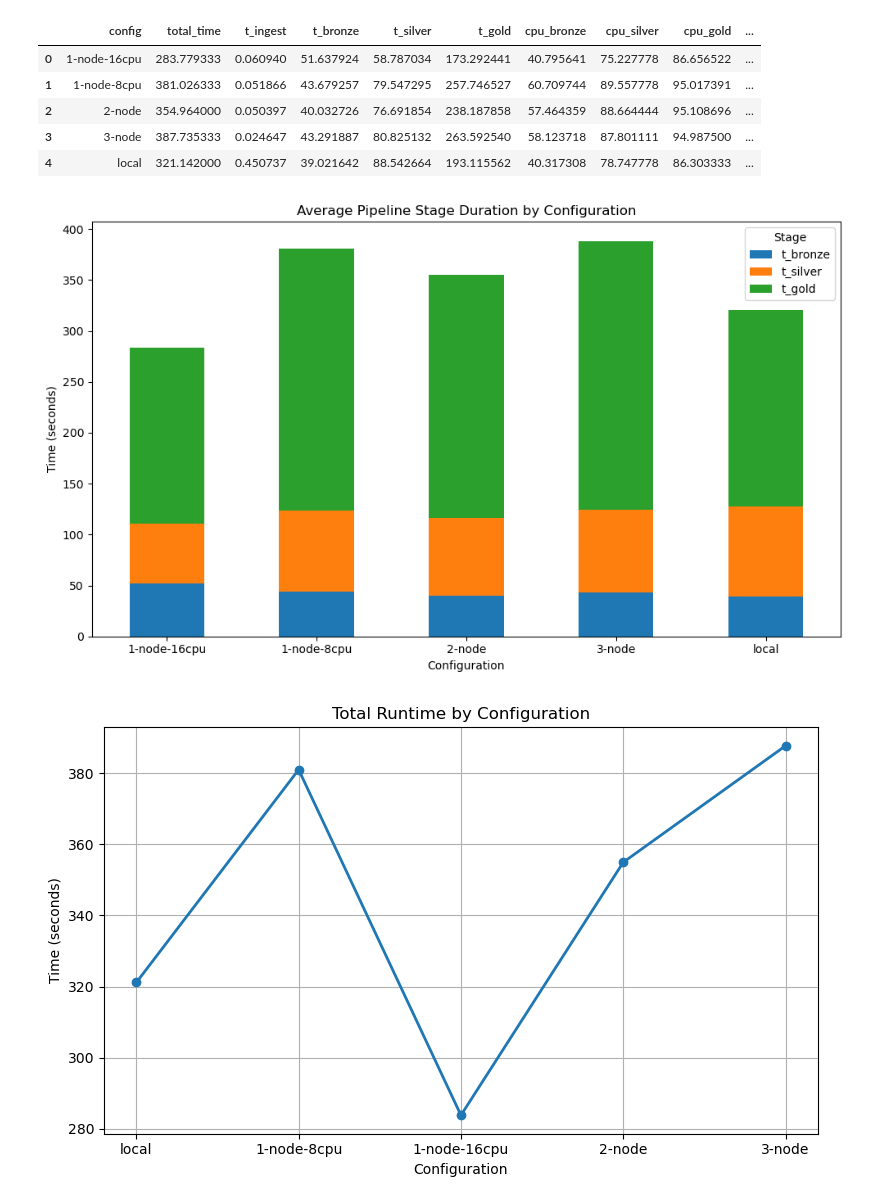
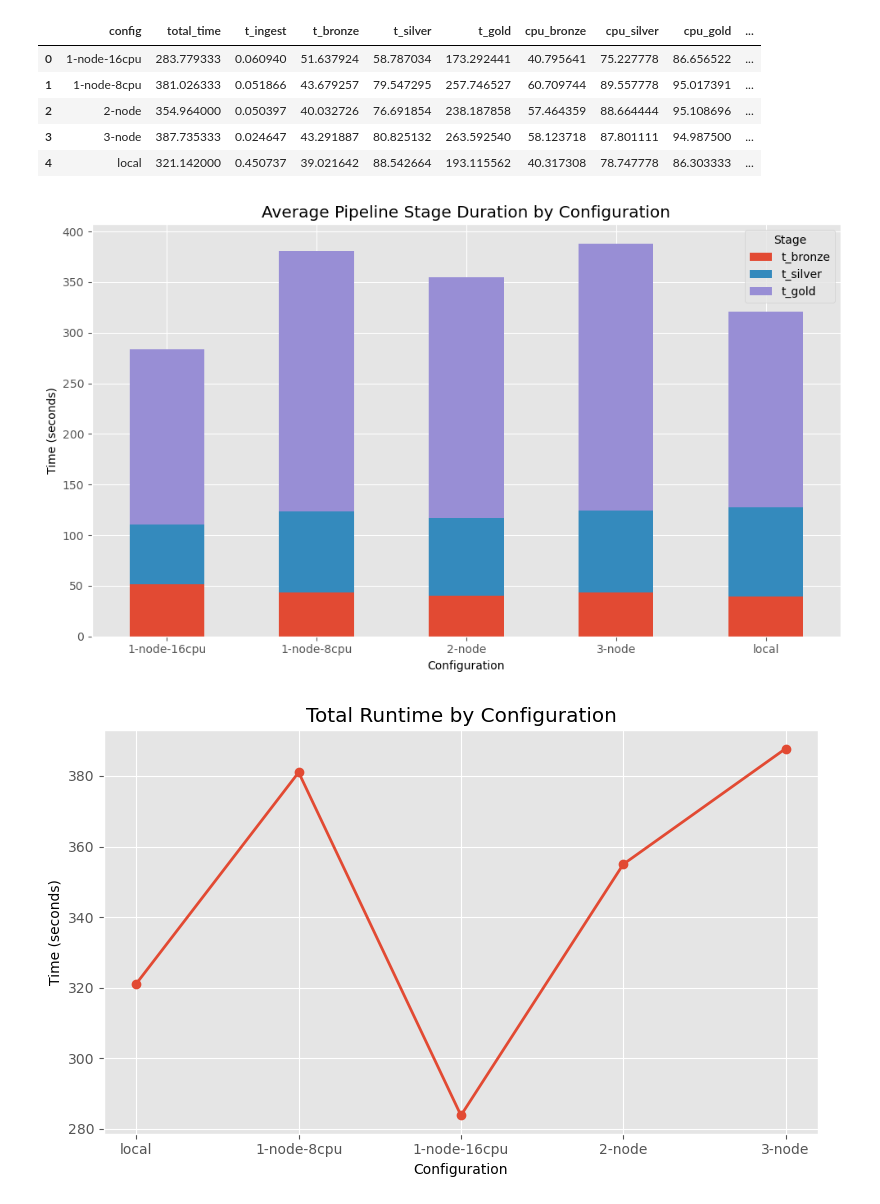
Before and after one commit to evie-mahsem-new/JetStream2_Benchmarking, a Jupyter notebook: results/visuals_pipeline.ipynb, the cells around one changed output. Saved outputs shown, nothing was run; the diff lists cells and outputs as text; code cells hidden in the pictures.

```diff
--- a/results/visuals_pipeline.ipynb
+++ b/results/visuals_pipeline.ipynb
@@ -46,22 +40,23 @@ df_avg
 | 4 | local | 321.142000 | 0.450737 | 39.021642 | 88.542664 | 193.115562 | 40.317308 | 78.747778 | 86.303333 | ... |
 # %%
 import matplotlib.pyplot as plt
+plt.style.use('ggplot')
 stage_columns = ["t_bronze", "t_silver", "t_gold"]
 df_avg.set_index("config")[stage_columns].plot(
     kind="bar",
     stacked=True,
     figsize=(10, 6)
 )
 
 plt.title("Average Pipeline Stage Duration by Configuration")
 plt.ylabel("Time (seconds)")
 plt.xlabel("Configuration")
 plt.xticks(rotation=0)
 plt.legend(title="Stage")
 plt.tight_layout()
 plt.show()
 # %% [output]
-[figure, old version]
+[figure, new version]
 # %%
 config_order = ["local", "1-node-8cpu", "1-node-16cpu", "2-node", "3-node"]
 df_avg["config"] = pd.Categorical(df_avg["config"], categories=config_order, ordered=True)
@@ -78,7 +73,7 @@ plt.grid(True)
 plt.tight_layout()
 plt.show()
 # %% [output]
-[figure, old version]
+[figure, new version]
 # %%
 cpu_cols = ["cpu_bronze", "cpu_silver", "cpu_gold"]
 df_avg_cpu = df_avg[["config"] + cpu_cols].set_index("config")
```
Also changed, not shown: parts of 4 cells of this notebook.
